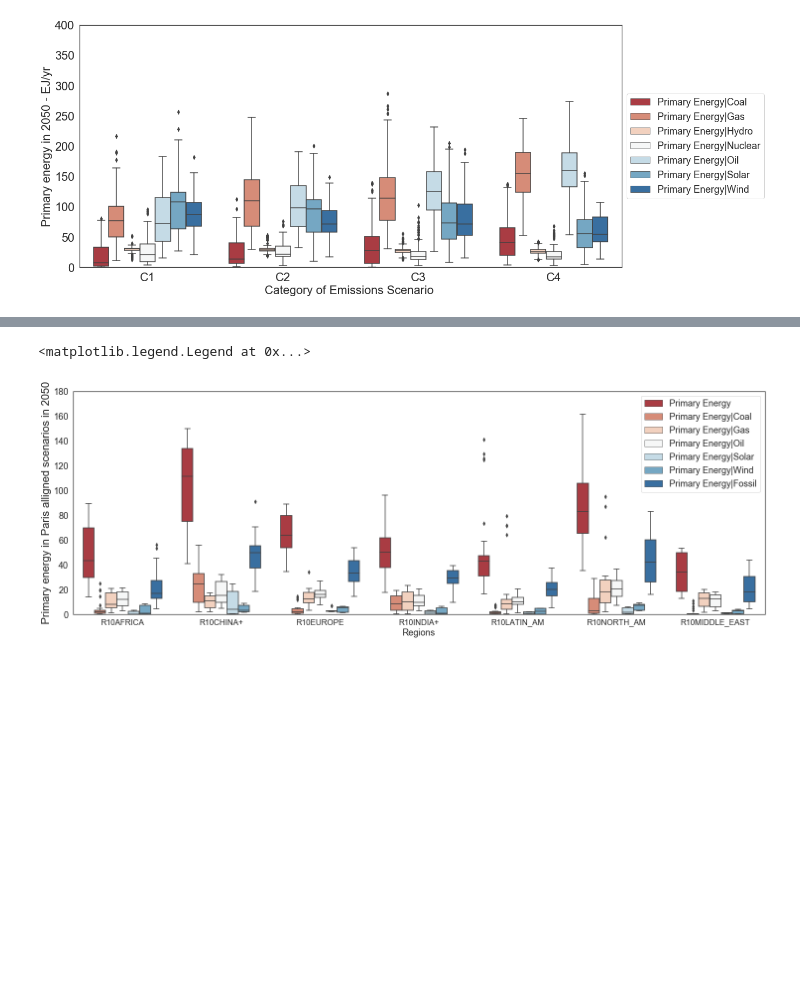
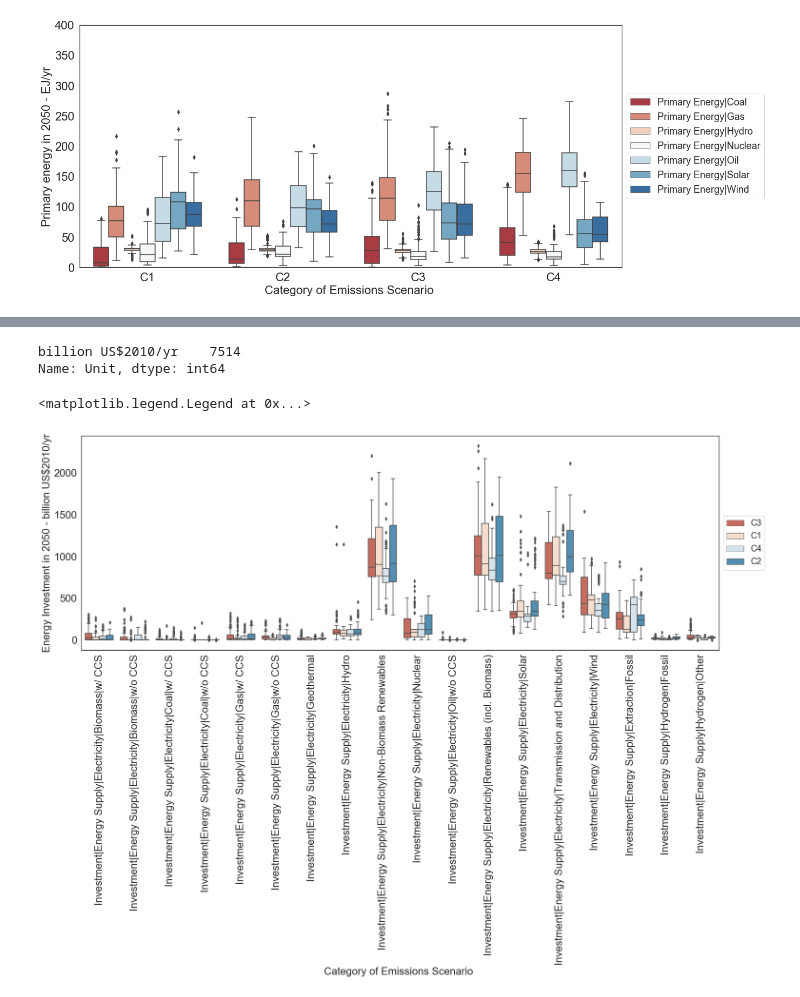
Before and after one commit to muadelm/IPCC_Scenarios, a Jupyter notebook: demand_emissions_categories/IPCC_demand_emissions_categories_24August2022.ipynb, the cells around one changed output, grey strips where cells are left out. Drawn from its saved outputs; the diff is of its cells as text; code cells hidden in the pictures; blank space fills up the shorter version.

Commit message:
boxplots completed

```diff
--- a/demand_emissions_categories/IPCC_demand_emissions_categories_24August2022.ipynb
+++ b/demand_emissions_categories/IPCC_demand_emissions_categories_24August2022.ipynb
@@ -181,8 +181,7 @@ ipcc = ipcc[ipcc['Category'].isin(['C1', 'C2', 'C3', 'C4'])]
 
 energy_variables = ['Primary Energy|Nuclear', 'Primary Energy|Oil', 'Primary Energy|Coal', 'Primary Energy|Gas', 'Primary Energy|Hydro', 'Primary Energy|Wind', 'Primary Energy|Solar']
 # %%
-investment = ['Investment|Energy Efficiency', 'Investment|Energy Supply',
-       'Investment|Energy Supply|Electricity|Biomass|w/ CCS',
+investment = ['Investment|Energy Supply|Electricity|Biomass|w/ CCS',
        'Investment|Energy Supply|Electricity|Biomass|w/o CCS',
        'Investment|Energy Supply|Electricity|Coal|w/ CCS',
        'Investment|Energy Supply|Electricity|Coal|w/o CCS',
@@ -200,6 +199,8 @@ investment = ['Investment|Energy Efficiency', 'Investment|Energy Supply',
        'Investment|Energy Supply|Extraction|Fossil',
        'Investment|Energy Supply|Hydrogen|Fossil',
        'Investment|Energy Supply|Hydrogen|Other']
+
+# excluded the investment in 'Investment|Energy Efficiency', 'Investment|Energy Supply' as they show very high values that distort the chart
 # %%
 ccs = ['Carbon Sequestration|CCS|Biomass|Energy|Supply',
        'Carbon Sequestration|CCS|Biomass|Energy|Supply|Electricity',
@@ -254,24 +276,26 @@ plt.legend(prop={'size': 18}, loc='center left', bbox_to_anchor=(1, 0.5))
+# %%
+ipcc_inv.Unit.value_counts()
+# %% [output]
+billion US$2010/yr    7514
+Name: Unit, dtype: int64
 # %%
 # change picture size of the resulting graph
-sns.set(rc={'figure.figsize':(25,8.27)})
+sns.set(rc={'figure.figsize':(24,8.27)})
 
 
 # change the background color
 sns.set_style("white")
 
-# this plot takes into account total primary energy
+#plot energy data
+sns.boxplot(x='Variable', y='2050', data=ipcc_inv, hue = "Category", palette='RdBu')
+plt.ylabel('Energy Investment in 2050 - billion US$2010/yr', size = 22)
+plt.yticks(size = 22)
+plt.yticks(size = 22)
+plt.ylim()
 
-#plot energy data
-sns.boxplot(x='region', y=2050, data=ipcc_s_r_, hue = "variable", palette='RdBu')
-plt.ylabel('Primary energy in Paris alligned scenarios in 2050', size = 22)
-plt.yticks(size = 20)
-plt.yticks(size = 18)
-plt.ylim(0, 180)
-
-plt.xlabel('Regions', size = 18)
-plt.xticks(size = 16);
-
-plt.legend(prop={'size': 18})
+plt.xlabel('Category of Emissions Scenario ', size = 22)
+plt.xticks(size = 22, rotation = 90);
+plt.legend(prop={'size': 18}, loc='center left', bbox_to_anchor=(1, 0.5))
 # %% [output]
 <matplotlib.legend.Legend at 0x...>
-[figure, old version]
+[figure, new version]
```
Also changed, not shown: parts of 11 cells of this notebook.
